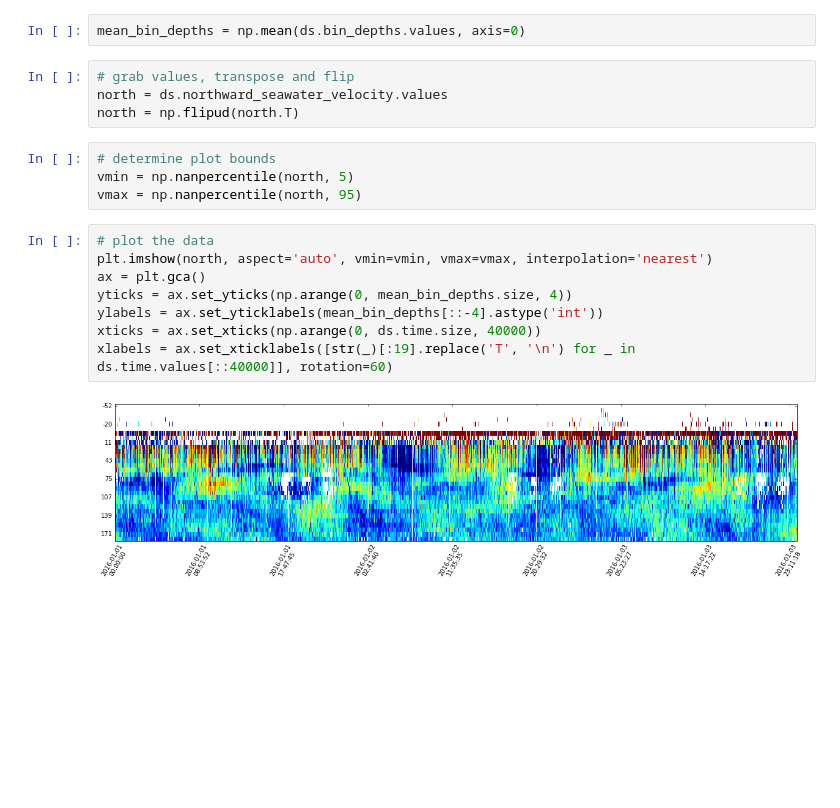
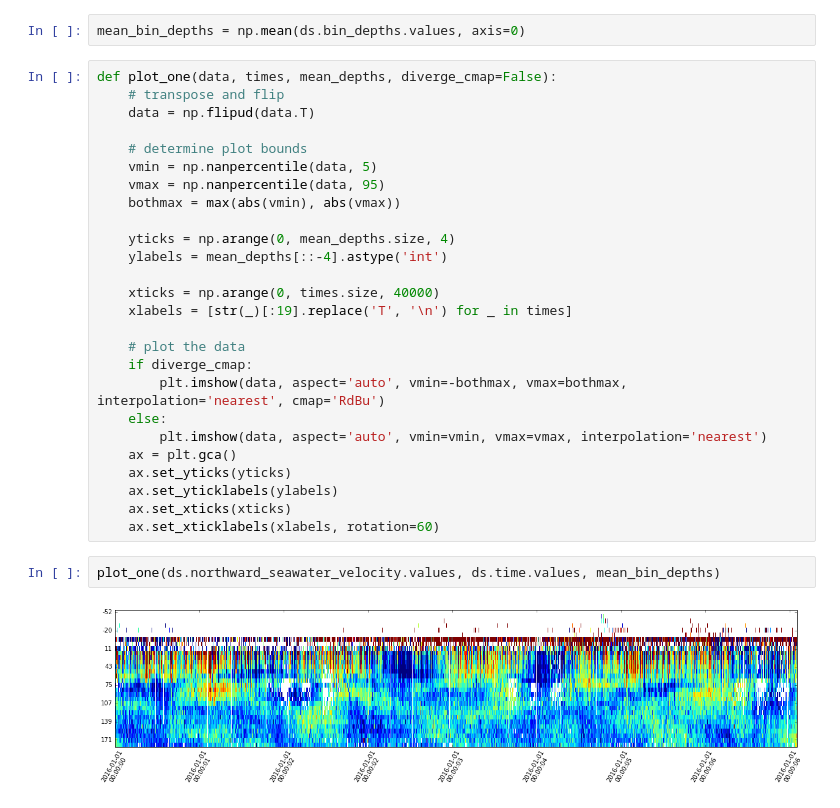
Before and after one commit to petercable/shared_notebooks, a Jupyter notebook: adcp/Velocity Plots.ipynb, the cells around one changed output. Drawn from its saved outputs; the diff is of its cells as text; blank space fills up the shorter version.

```diff
--- a/adcp/Velocity Plots.ipynb
+++ b/adcp/Velocity Plots.ipynb
@@ -10,21 +10,33 @@ plt.rcParams['figure.figsize'] = 20, 4
 ds = xr.open_dataset('deployment0002_RS01SBPS-PC01A-05-ADCPTD102-streamed-adcp_velocity_beam_20160101T000000.587969-20160103T235959.566096.nc')
 # %%
 mean_bin_depths = np.mean(ds.bin_depths.values, axis=0)
-# %%
-# grab values, transpose and flip
-north = ds.northward_seawater_velocity.values
-north = np.flipud(north.T)
-# %%
-# determine plot bounds
-vmin = np.nanpercentile(north, 5)
-vmax = np.nanpercentile(north, 95)
-# %%
-# plot the data
-plt.imshow(north, aspect='auto', vmin=vmin, vmax=vmax, interpolation='nearest')
-ax = plt.gca()
-yticks = ax.set_yticks(np.arange(0, mean_bin_depths.size, 4))
-ylabels = ax.set_yticklabels(mean_bin_depths[::-4].astype('int'))
-xticks = ax.set_xticks(np.arange(0, ds.time.size, 40000))
-xlabels = ax.set_xticklabels([str(_)[:19].replace('T', '\n') for _ in ds.time.values[::40000]], rotation=60)
-# %% [output]
-[figure, removed]
+# %%
+def plot_one(data, times, mean_depths, diverge_cmap=False):
+    # transpose and flip
+    data = np.flipud(data.T)
+
+    # determine plot bounds
+    vmin = np.nanpercentile(data, 5)
+    vmax = np.nanpercentile(data, 95)
+    bothmax = max(abs(vmin), abs(vmax))
+
+    yticks = np.arange(0, mean_depths.size, 4)
+    ylabels = mean_depths[::-4].astype('int')
+
+    xticks = np.arange(0, times.size, 40000)
+    xlabels = [str(_)[:19].replace('T', '\n') for _ in times]
+
+    # plot the data
+    if diverge_cmap:
+        plt.imshow(data, aspect='auto', vmin=-bothmax, vmax=bothmax, interpolation='nearest', cmap='RdBu')
+    else:
+        plt.imshow(data, aspect='auto', vmin=vmin, vmax=vmax, interpolation='nearest')
+    ax = plt.gca()
+    ax.set_yticks(yticks)
+    ax.set_yticklabels(ylabels)
+    ax.set_xticks(xticks)
+    ax.set_xticklabels(xlabels, rotation=60)
+# %%
+plot_one(ds.northward_seawater_velocity.values, ds.time.values, mean_bin_depths)
+# %% [output]
+[figure, added]
```
Also changed, not shown: parts of 5 cells of this notebook.
